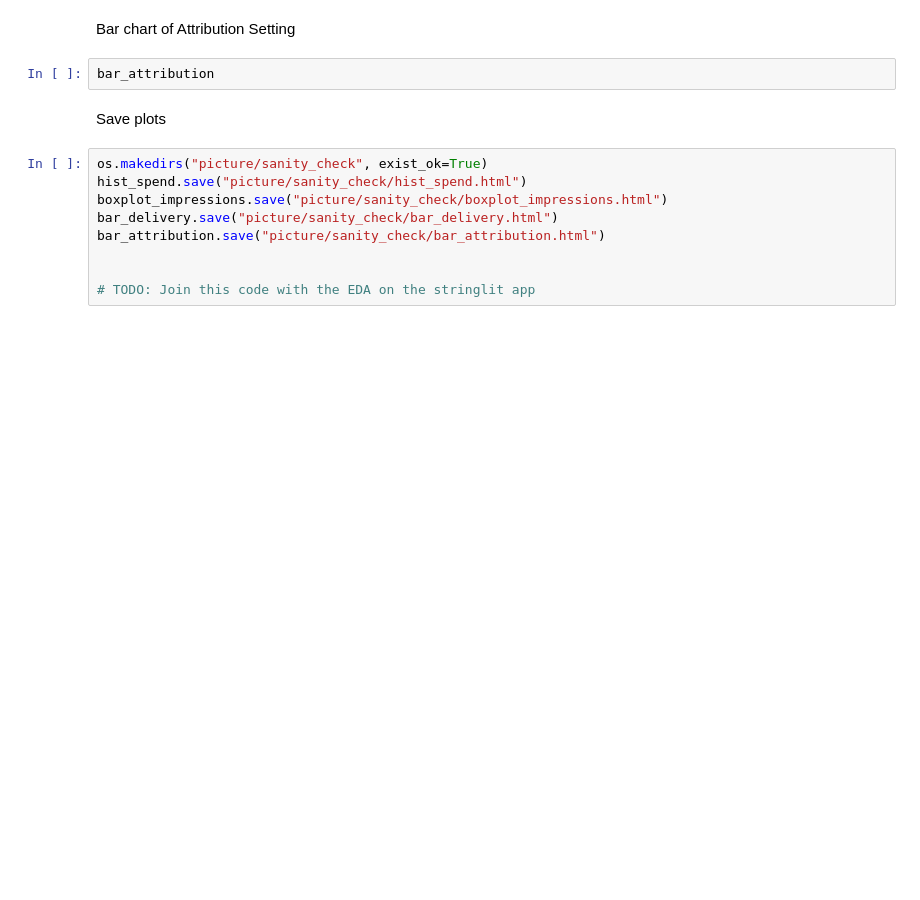
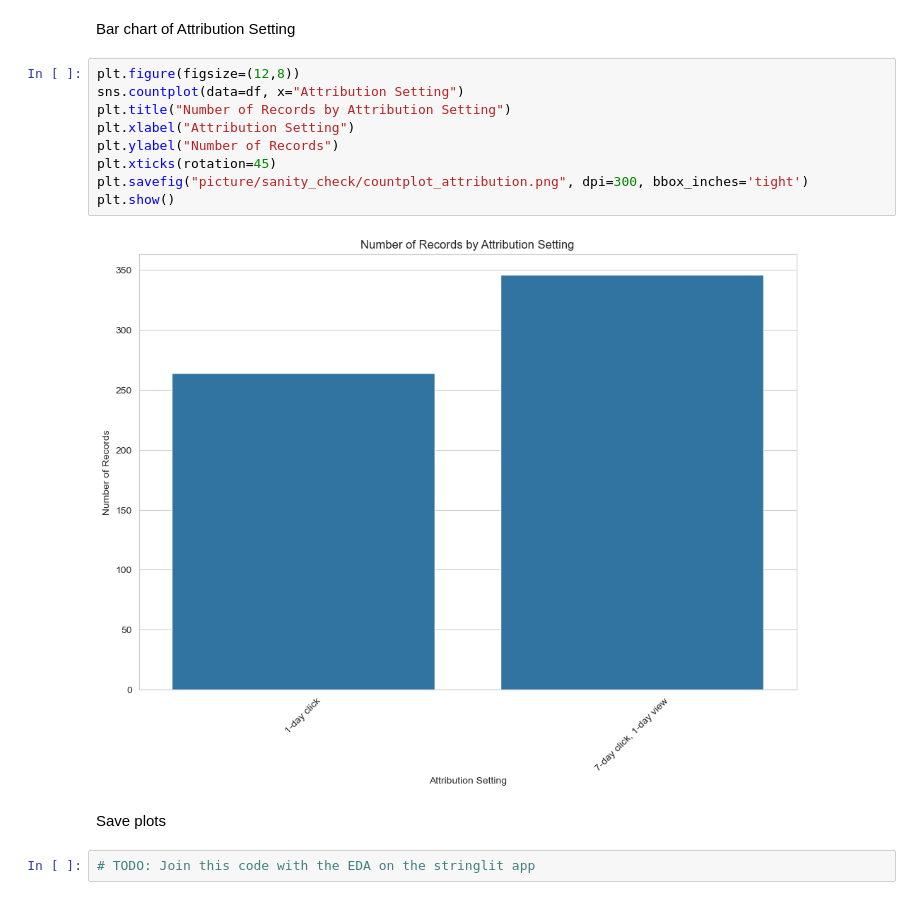
Before and after one commit to williamlimaferreira/creative_analysis_nubank_case, a Jupyter notebook: sanity_chack.ipynb, the cells around one changed output. Cells and saved outputs as stored; diff of their text form; blank space fills up the shorter version.

```diff
--- a/sanity_chack.ipynb
+++ b/sanity_chack.ipynb
@@ -100,15 +121,17 @@ bar_delivery
 # %% [markdown]
 Bar chart of Attribution Setting
 # %%
-bar_attribution
+plt.figure(figsize=(12,8))
+sns.countplot(data=df, x="Attribution Setting")
+plt.title("Number of Records by Attribution Setting")
+plt.xlabel("Attribution Setting")
+plt.ylabel("Number of Records")
+plt.xticks(rotation=45)
+plt.savefig("picture/sanity_check/countplot_attribution.png", dpi=300, bbox_inches='tight')
+plt.show()
+# %% [output]
+[figure, added]
 # %% [markdown]
 Save plots
 # %%
-os.makedirs("picture/sanity_check", exist_ok=True)
-hist_spend.save("picture/sanity_check/hist_spend.html")
-boxplot_impressions.save("picture/sanity_check/boxplot_impressions.html")
-bar_delivery.save("picture/sanity_check/bar_delivery.html")
-bar_attribution.save("picture/sanity_check/bar_attribution.html")
-
-
 # TODO: Join this code with the EDA on the stringlit app
```
Also changed, not shown: parts of 8 cells of this notebook, 1 other file.
